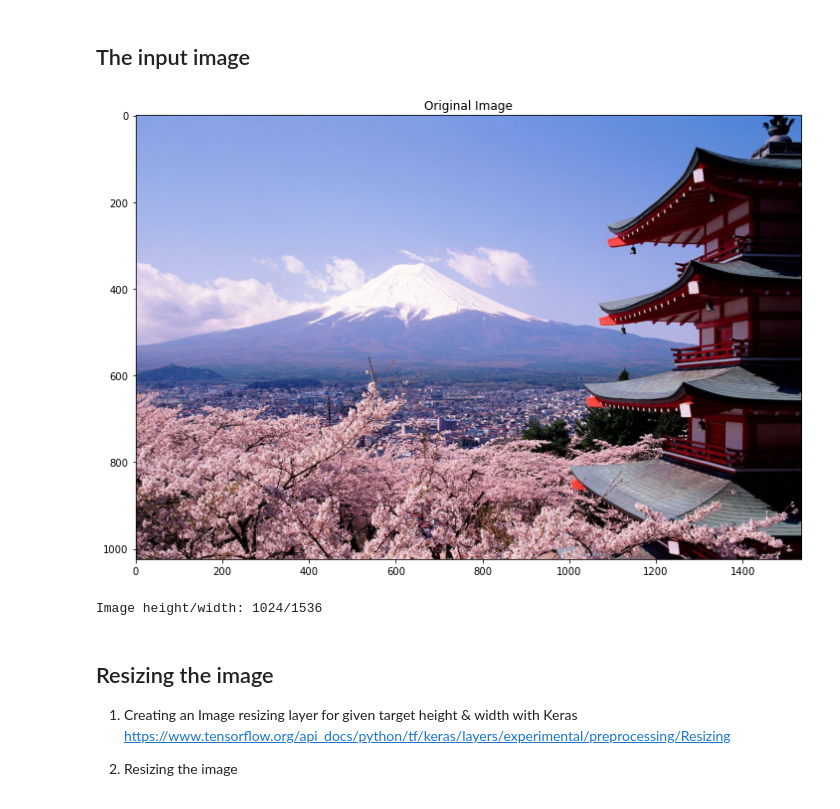
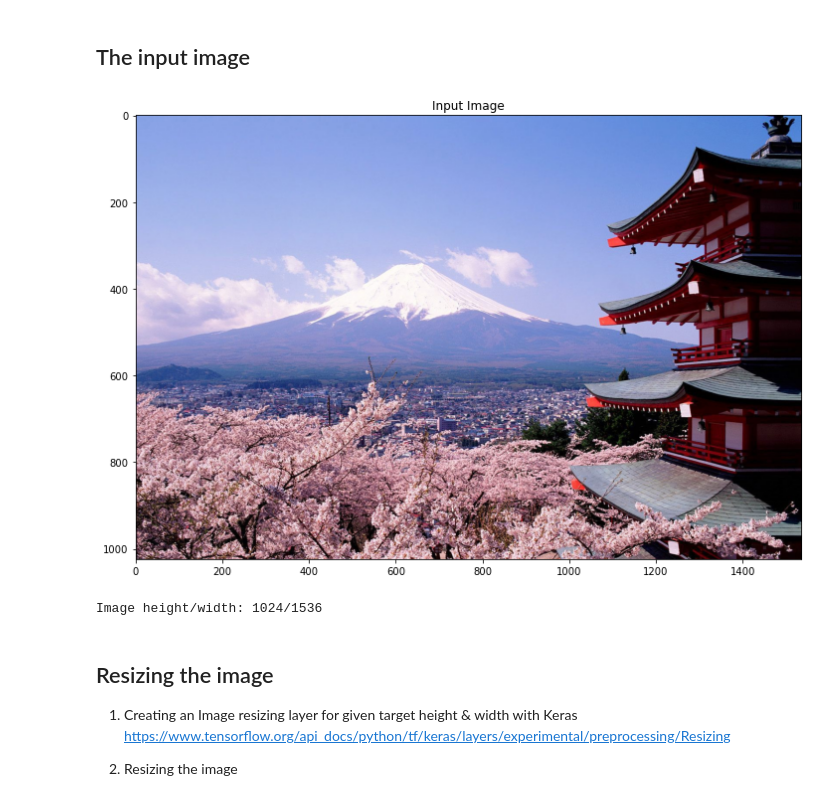
Before and after one commit to dorjeduck/ai-candies, a Jupyter notebook: _notebooks/2020-10-25-image-resizing.ipynb, the cells around one changed output. Cells and saved outputs as stored; diff of their text form; code cells hidden in the pictures.

```diff
--- a/_notebooks/2020-10-25-image-resizing.ipynb
+++ b/_notebooks/2020-10-25-image-resizing.ipynb
@@ -45,13 +45,13 @@ Image numpy array shape: (1024, 1536, 3)
 ## The input image
 # %%
 plt.figure(figsize=(12,12))
-plt.title('Original Image')
+plt.title('Input Image')
 plt.imshow(image_np_array/255.0)
 plt.show()
 
 print("\nImage height/width: {}/{}\n".format(height,width))
 # %% [output]
-[figure, old version]
+[figure, new version]
 Image height/width: 1024/1536
 # %% [markdown]
 ## Resizing the image
```
Also changed, not shown: 2 other files.
